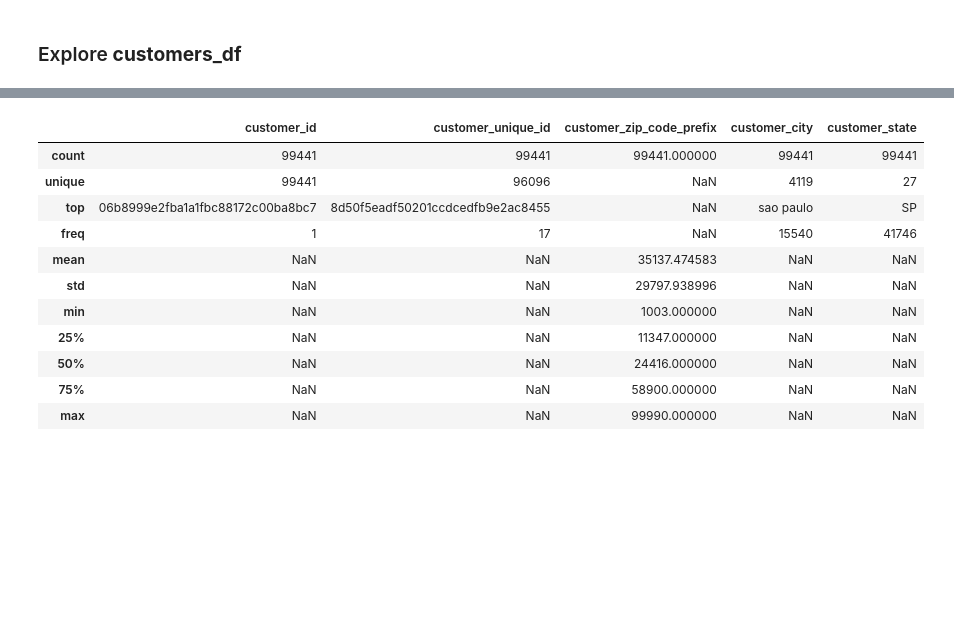
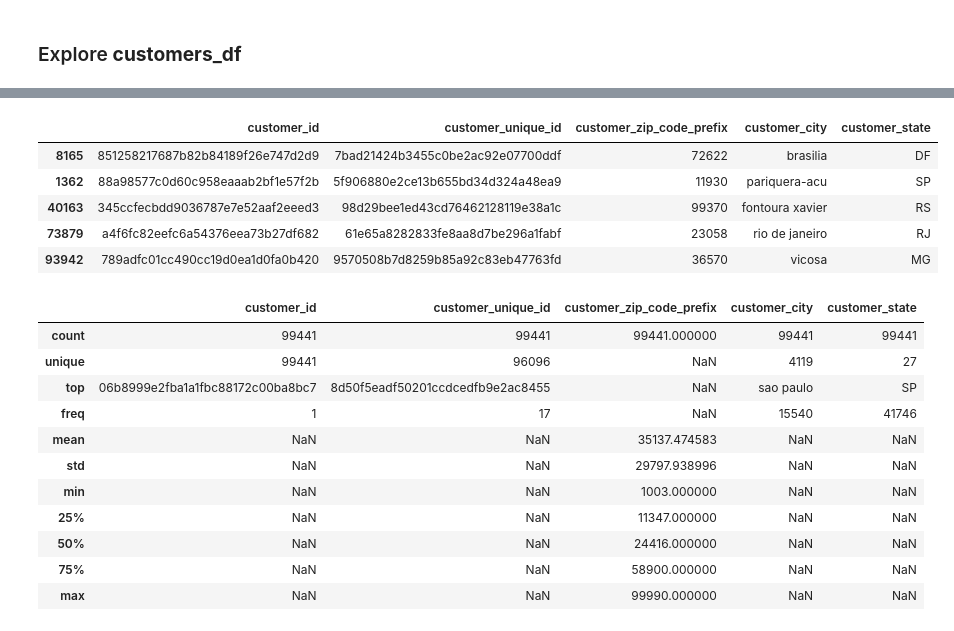
Before and after one commit to AdySU22/Submission_DicodingxBangkit_Data_Analytics, a Jupyter notebook: Proyek_Analisis_Data_Dicoding_x_Bangkit.ipynb, the cells around one changed output, grey strips where cells are left out. Drawn from its saved outputs; the diff is of its cells as text; code cells hidden in the pictures; blank space fills up the shorter version.

```diff
--- a/Proyek_Analisis_Data_Dicoding_x_Bangkit.ipynb
+++ b/Proyek_Analisis_Data_Dicoding_x_Bangkit.ipynb
@@ -115,7 +40,0 @@ orders_df.head()  # Preview the first 5 rows of the dataset
-# %%
-# Loading the customer dataset into a pandas DataFrame
-file_path = '/content/product_category_name_translation.csv'  # Define the file path for the dataset
-product_category = pd.read_csv(file_path)  # Read the CSV file into a DataFrame
-
-# Display the first few rows of the dataset for an initial view
-product_category.head()  # Preview the first 5 rows of the dataset
@@ -129,7 +40,0 @@ product_category.head()  # Preview the first 5 rows of the dataset
-# %%
-# Loading the customer dataset into a pandas DataFrame
-file_path = '/content/products_dataset.csv'  # Define the file path for the dataset
-products_df = pd.read_csv(file_path)  # Read the CSV file into a DataFrame
-
-# Display the first few rows of the dataset for an initial view
-products_df.head()  # Preview the first 5 rows of the dataset
@@ -542,3 +547,16 @@ customers_df.sample(5)
+# %%
+# Assuming the dataset is stored as 'customers_dataset' in the dictionary
+customers_df = dataframes["customers_dataset"]
+
+# Now you can use sample() to randomly select 5 rows from the dataframe
+customers_df.sample(5)
+# %% [output]
+|  | customer_id | customer_unique_id | customer_zip_code_prefix | customer_city | customer_state |
+| 8165 | 851258217687b82b84189f26e747d2d9 | 7bad21424b3455c0be2ac92e07700ddf | 72622 | brasilia | DF |
+| 1362 | 88a98577c0d60c958eaaab2bf1e57f2b | 5f906880e2ce13b655bd34d324a48ea9 | 11930 | pariquera-acu | SP |
+| 40163 | 345ccfecbdd9036787e7e52aaf2eeed3 | 98d29bee1ed43cd76462128119e38a1c | 99370 | fontoura xavier | RS |
+| 73879 | a4f6fc82eefc6a54376eea73b27df682 | 61e65a8282833fe8aa8d7be296a1fabf | 23058 | rio de janeiro | RJ |
+| 93942 | 789adfc01cc490cc19d0ea1d0fa0b420 | 9570508b7d8259b85a92c83eb47763fd | 36570 | vicosa | MG |
 # %%
 # generate descriptive statistics for the customers_df DataFrame in pandas.
 customers_df.describe(include='all')
```
Also changed, not shown: parts of 67 cells of this notebook, 3 other files.
